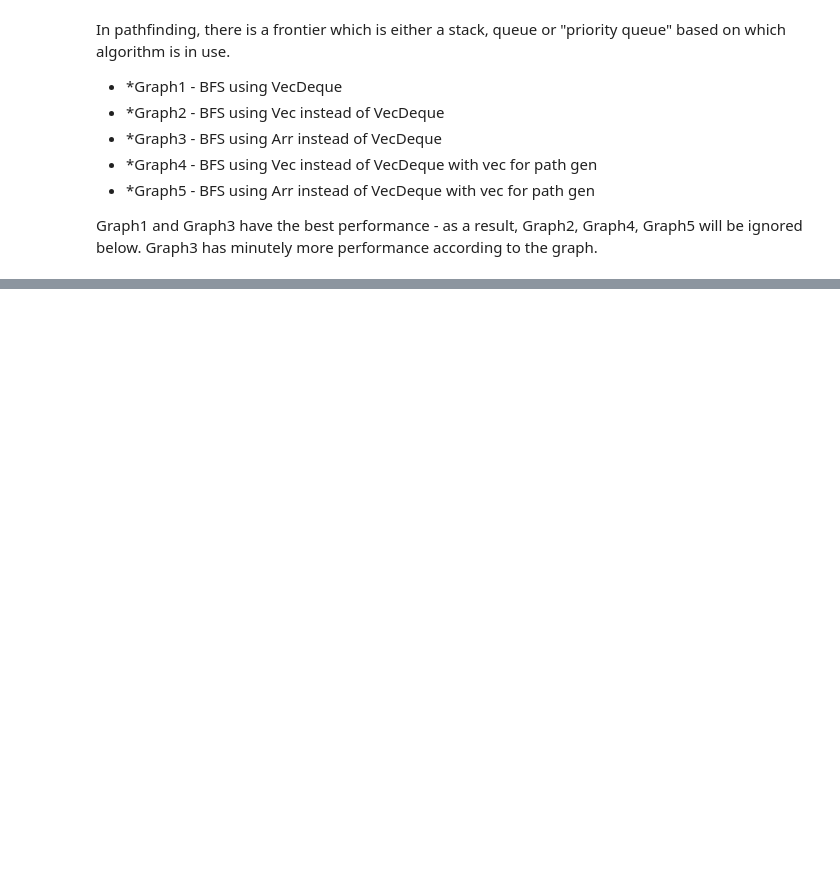
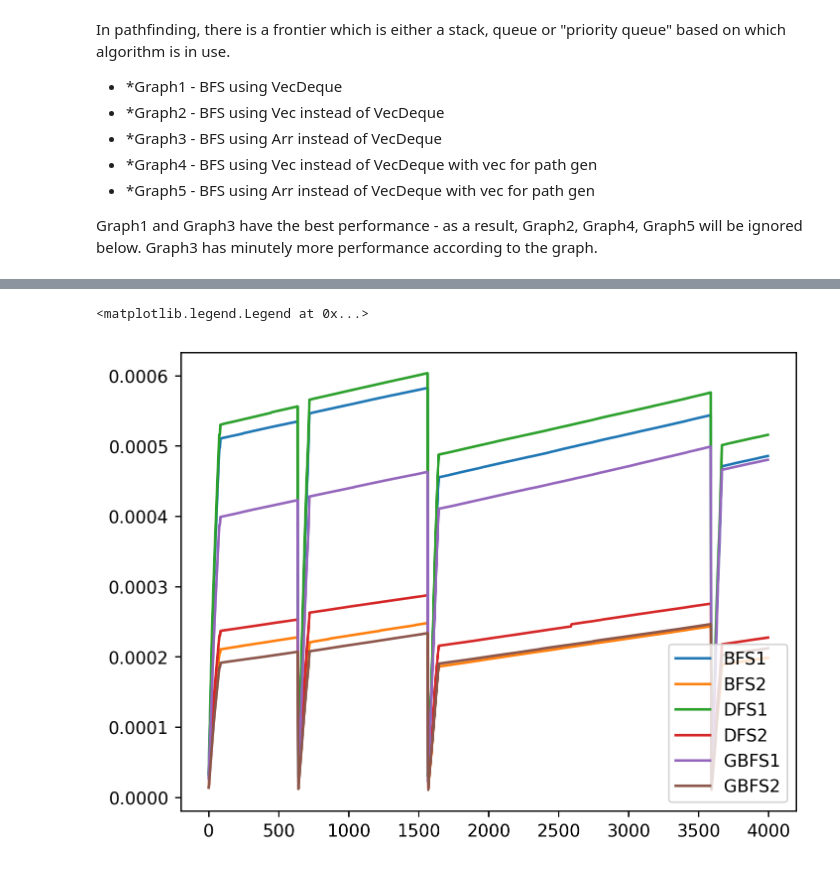
Before and after one commit to EugeniusK/Quoridor-AI, a Jupyter notebook: refactored_src/Rs_Quoridor/data_vis.ipynb, the cells around one changed output, grey strips where cells are left out. Drawn from its saved outputs; the diff is of its cells as text; code cells hidden in the pictures; blank space fills up the shorter version.

```diff
--- a/refactored_src/Rs_Quoridor/data_vis.ipynb
+++ b/refactored_src/Rs_Quoridor/data_vis.ipynb
@@ -54,3 +57,16 @@ However, in reality, there is little to no difference in performance.
+# %%
+plt.figure(dpi=250)
+
+df7.query('type_board == 1')['time_taken'].head(1000).plot(kind='line', legend=True)
+df7.query('type_board == 2')['time_taken'].head(1000).plot(kind='line', legend=True)
+df8.query('type_board == 1')['time_taken'].head(1000).plot(kind='line', legend=True)
+df8.query('type_board == 2')['time_taken'].head(1000).plot(kind='line', legend=True)
+df9.query('type_board == 1')['time_taken'].head(1000).plot(kind='line', legend=True)
+df9.query('type_board == 2')['time_taken'].head(1000).plot(kind='line', legend=True)
+plt.legend(['BFS1', 'BFS2', 'DFS1', 'DFS2', 'GBFS1', 'GBFS2'])
+# %% [output]
+<matplotlib.legend.Legend at 0x...>
+[figure, added]
 # %%
 plt.figure()
 
```
Also changed, not shown: parts of 4 cells of this notebook, 4 other files.
